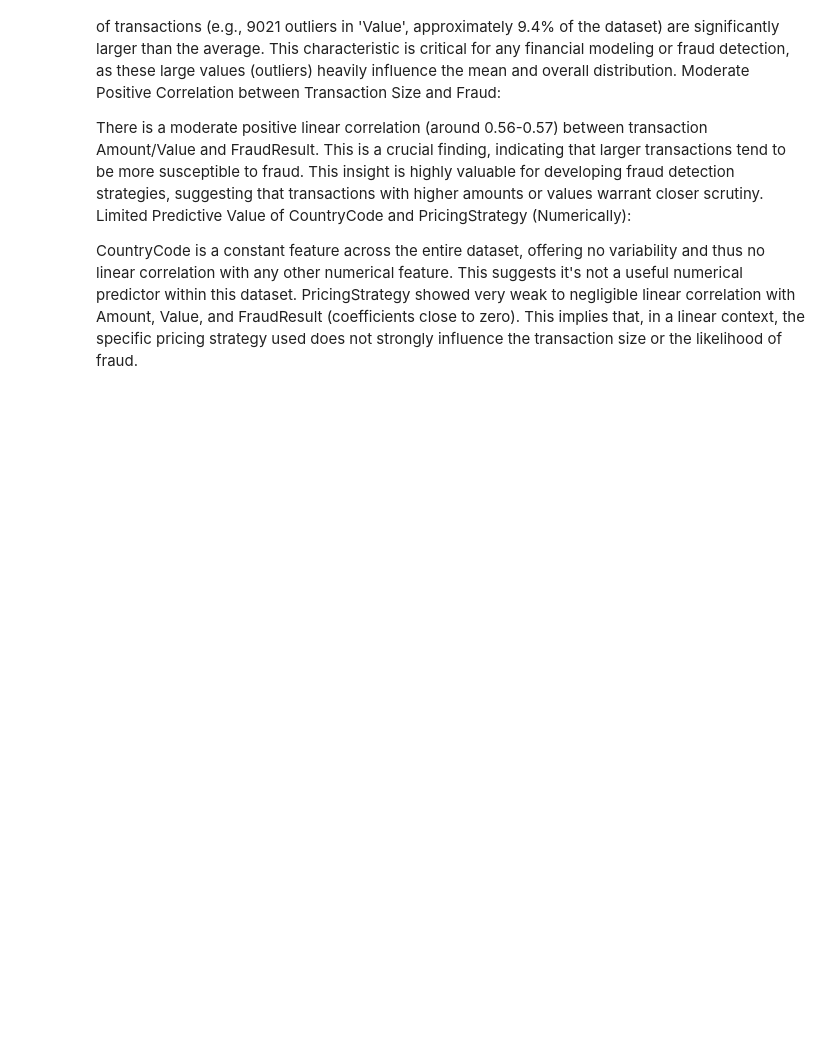
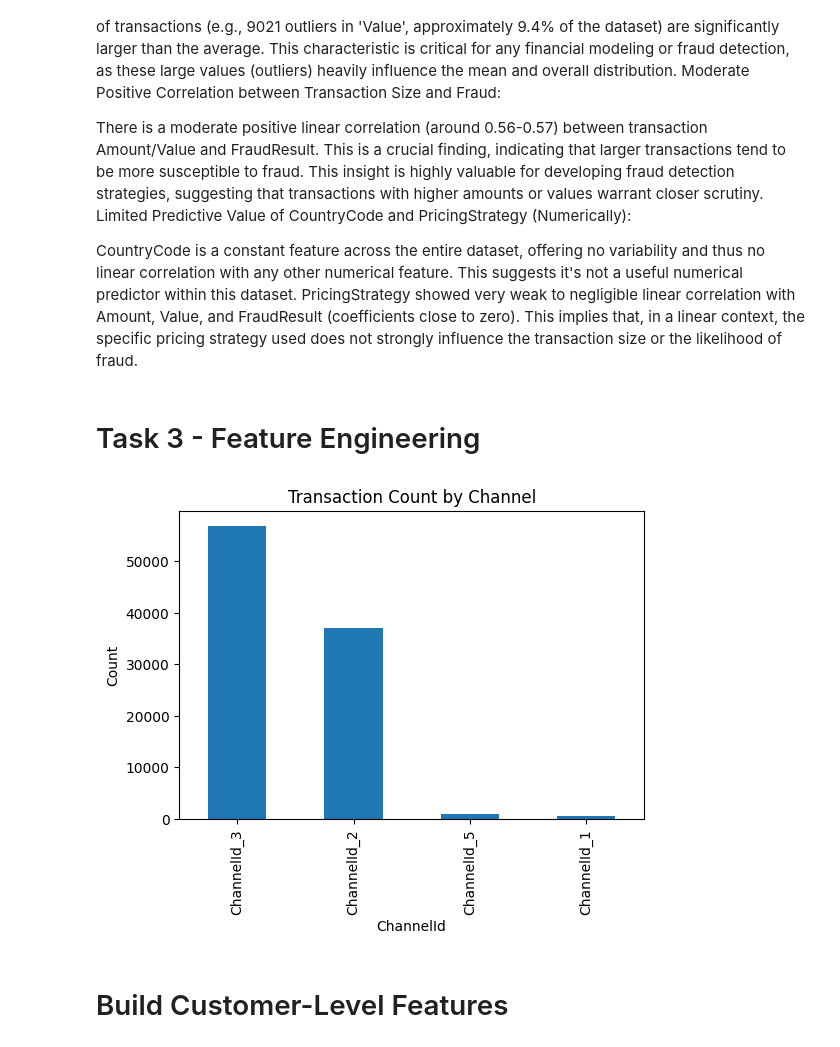
Before and after one commit to Habtu32/credit-risk-model, a Jupyter notebook: notebooks/eda.ipynb, the cells around one changed output. Cells and saved outputs as stored; diff of their text form; code cells hidden in the pictures; blank space fills up the shorter version.

```diff
--- a/notebooks/eda.ipynb
+++ b/notebooks/eda.ipynb
@@ -155,3 +155,17 @@ Limited Predictive Value of CountryCode and PricingStrategy (Numerically):
 
 CountryCode is a constant feature across the entire dataset, offering no variability and thus no linear correlation with any other numerical feature. This suggests it's not a useful numerical predictor within this dataset.
 PricingStrategy showed very weak to negligible linear correlation with Amount, Value, and FraudResult (coefficients close to zero). This implies that, in a linear context, the specific pricing strategy used does not strongly influence the transaction size or the likelihood of fraud.
+# %% [markdown]
+# Task 3 - Feature Engineering
+# %%
+df["TransactionStartTime"] = pd.to_datetime(df["TransactionStartTime"])
+# %%
+df["ChannelId"].value_counts().plot(kind="bar", figsize=(6,4))
+plt.title("Transaction Count by Channel")
+plt.xlabel("ChannelId")
+plt.ylabel("Count")
+plt.show()
+# %% [output]
+[figure, added]
+# %% [markdown]
+# Build Customer-Level Features
```
Also changed, not shown: parts of 14 cells of this notebook.
